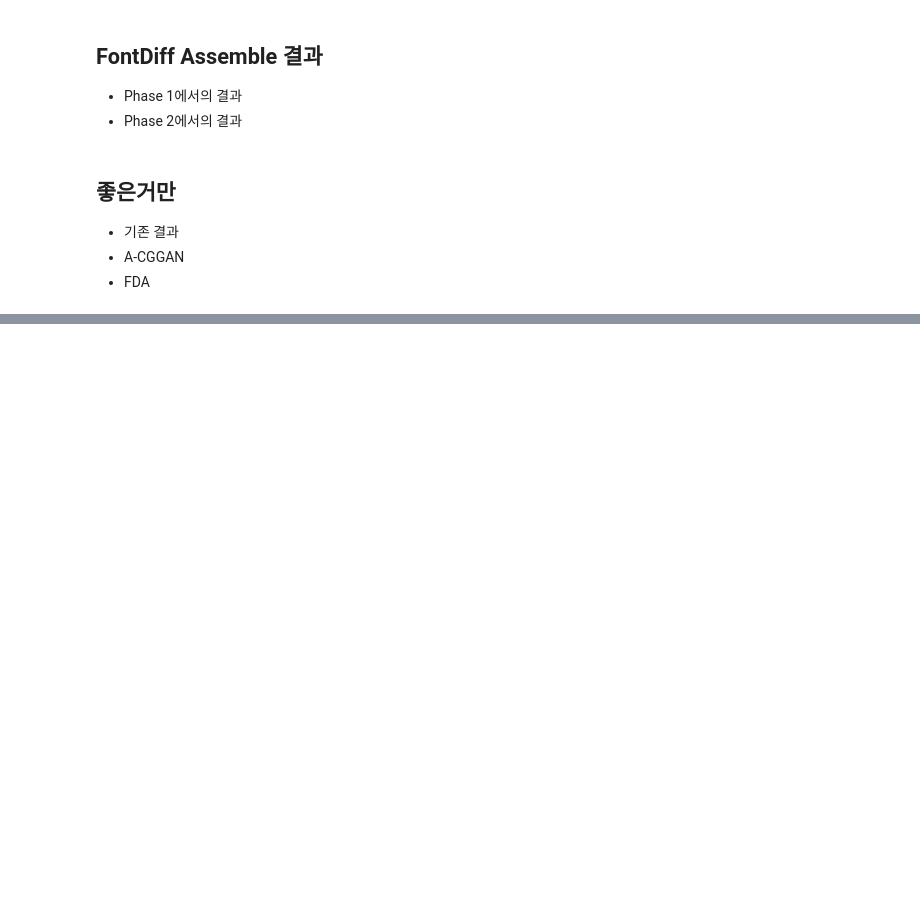
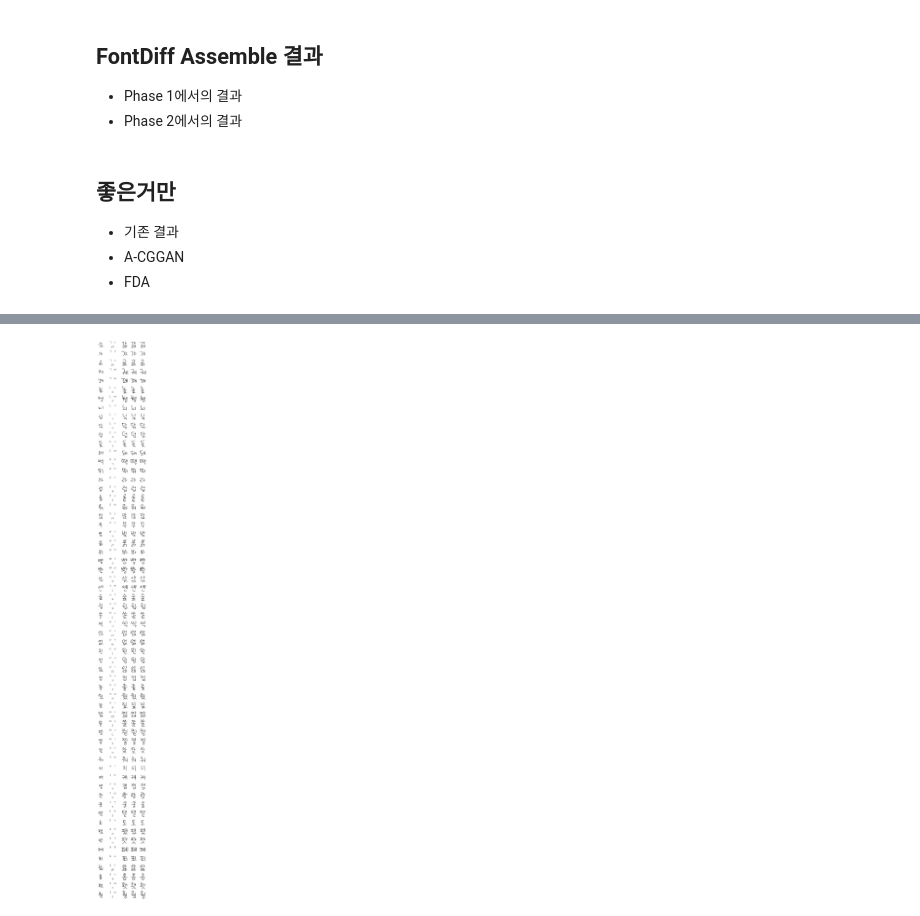
Before and after one commit to leo-z-kakaoent/ai_font, a Jupyter notebook: exp0604/report_20240702.ipynb, the cells around one changed output, grey strips where cells are left out. Saved outputs shown, nothing was run; the diff lists cells and outputs as text; code cells hidden in the pictures; blank space fills up the shorter version.

```diff
--- a/exp0604/report_20240702.ipynb
+++ b/exp0604/report_20240702.ipynb
@@ -79,0 +111,28 @@ class ImageConcat:
+# %%
+# FontDiffuser
+
+fdafd = "/home/jupyter/ai_font/data/reports/fontdiffuser/phase2/i0"
+target_letters = sorted([f.replace(".png", "").split("__")[-1] for f in os.listdir(fdafd) if f.endswith(".png")])
+listofexp = [
+    "/home/jupyter/ai_font/data/test/processed/플레이브밤비/플레이브밤비__closing__",
+
+    "/home/jupyter/ai_font/data/test_assembled/플레이브밤비/플레이브밤비__closing__",
+
+    "/home/jupyter/ai_font/data/reports/fontdiffuser/phase2/i0/fontdiffuser_phase2__플레이브밤비__",
+    "/home/jupyter/ai_font/data/reports/fontdiffuser/phase2/i5000/fontdiffuser_phase2__플레이브밤비__",
+    "/home/jupyter/ai_font/data/reports/fontdiffuser/phase2/i10000/fontdiffuser_phase2__플레이브밤비__",
+
+]
+
+bimg = ImageConcat(6, len(target_letters), 96)
+for k in target_letters:
+    for i, subf in enumerate(listofexp):
+        bimg.add_letter(f"{subf}{k}.png", cut_margin=False)
+        if i in [0,1]:
+            bimg.add_space()
+    bimg.enter()
+# %%
+
+bimg.img
+# %% [output]
+[figure, added]
```
Also changed, not shown: parts of 2 cells of this notebook, 9 other files.
